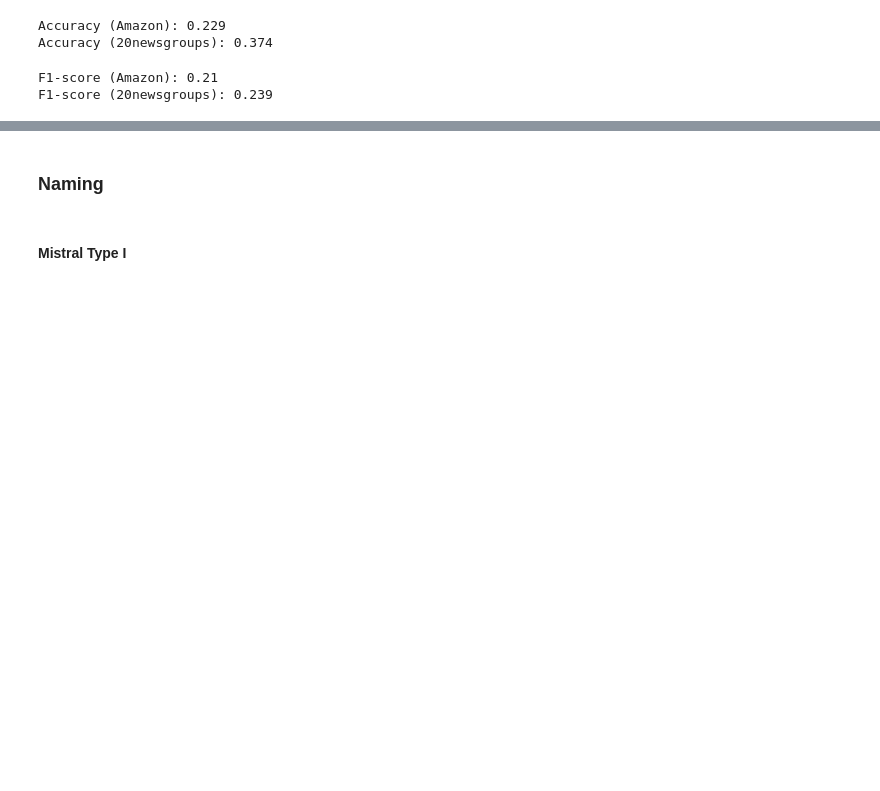
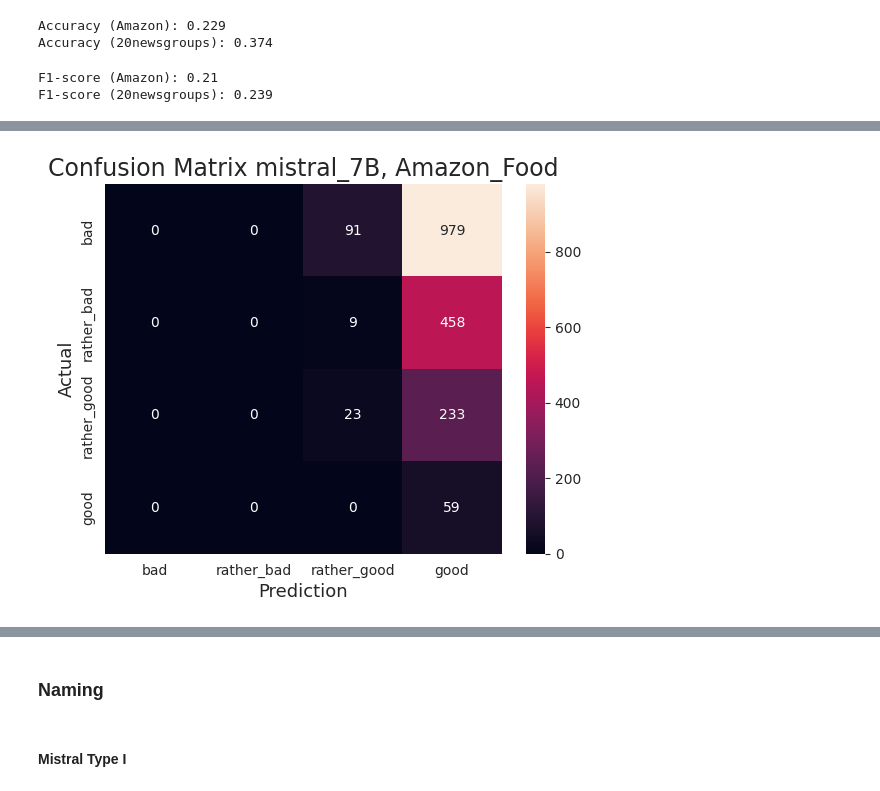
Before and after one commit to alex-mat-s/LLM_QE_TM, a Jupyter notebook: notebooks/results_analysis.ipynb, the cells around one changed output, grey strips where cells are left out. Cells and saved outputs as stored; diff of their text form; code cells hidden in the pictures; blank space fills up the shorter version.

```diff
--- a/notebooks/results_analysis.ipynb
+++ b/notebooks/results_analysis.ipynb
@@ -1087,0 +1208,9 @@ F1-score (20newsgroups): 0.239
+# %%
+conf_matrix(
+    np.array(data_prompt_mistral_2_amazon["true"]),
+    np.array(data_prompt_mistral_2_amazon["model"]),
+    model_name="mistral_7B, Amazon_Food",
+    num_classes=4
+)
+# %% [output]
+[figure, added]
```
Also changed, not shown: parts of 16 cells of this notebook, 2 other files.
